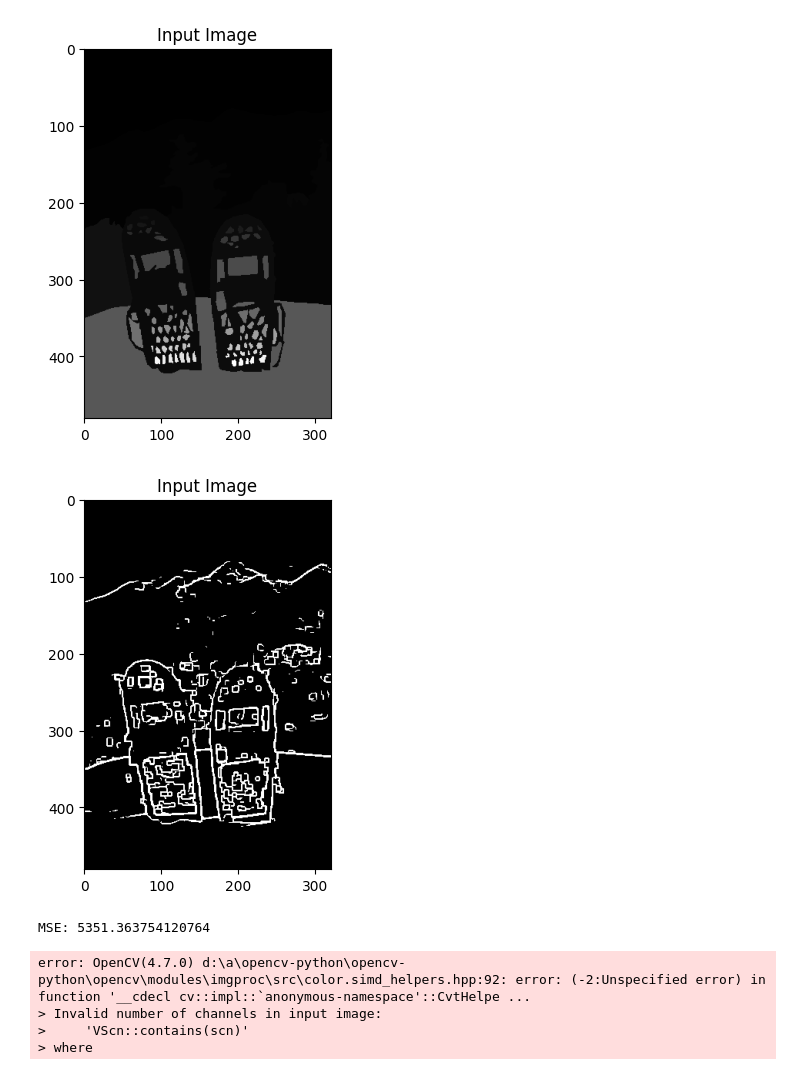
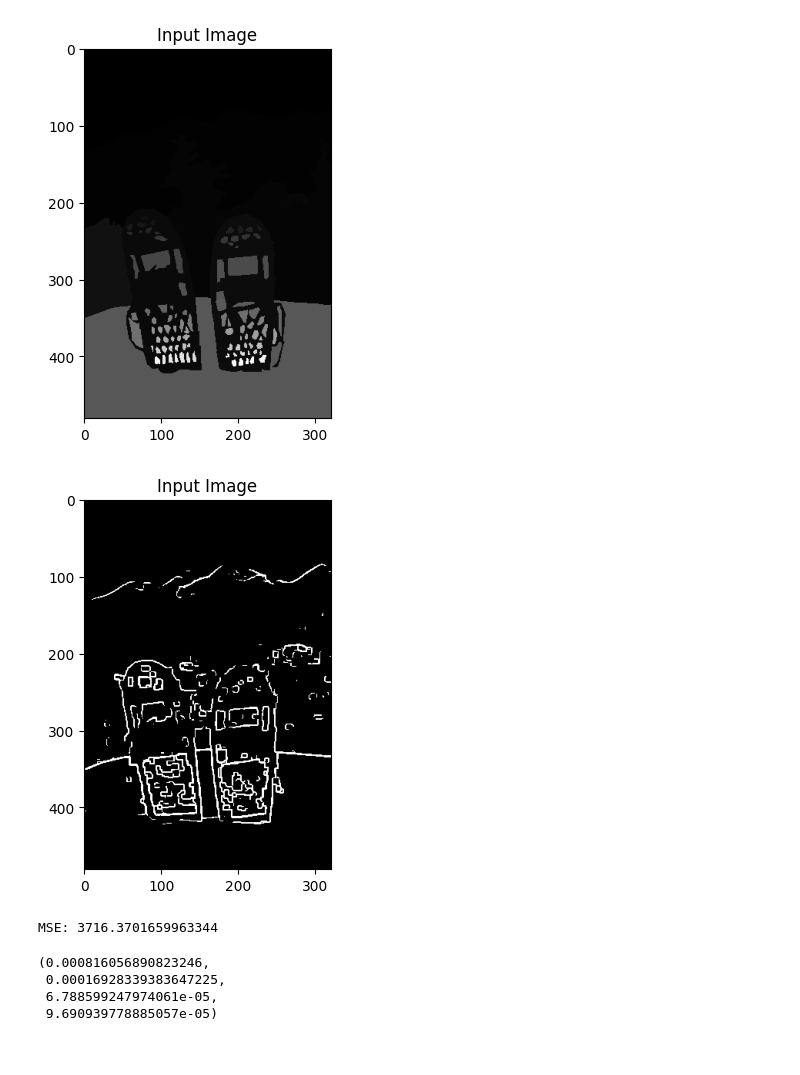
Before and after one commit to ZeyadMashhour/Edge-Detection, a Jupyter notebook: testing.ipynb, the cells around one changed output. Drawn from its saved outputs; the diff is of its cells as text; code cells hidden in the pictures.

```diff
--- a/testing.ipynb
+++ b/testing.ipynb
@@ -72,7 +70,7 @@ cv_images = read_images_from_path(test_path)
 sobel_cv_images = []
 for cv_image in cv_images:
     cv_image = create_Mathematical_Morphology_for_image(cv_image)
-    sobel_cv_images.append(create_sobel_filter_for_image(image=cv_image, x_kernel= 3, y_kernel=3, threshold_value=100))
+    sobel_cv_images.append(create_sobel_filter_for_image(image=cv_image, x_kernel= 3, y_kernel=3, threshold_value=150))
 # %%
 def show_image(image, cmap = "gray", title = "Input Image"):
     plt.imshow(image, cmap=cmap)
@@ -139,16 +137,16 @@ show_image(gt_data[0][0][0][0])
 [figure]
 # %%
 gt_edges = sobel_cv_images[84]
-show_image(sobel_cv_images[84])
+show_image(gt_edges)
 # %% [output]
-[figure, old version]
+[figure, new version]
 # %%
 import skimage.metrics
 # Calculate evaluation metrics
 mse = ((gt_edges - edges) ** 2).mean()
 print("MSE:", mse)
 # %% [output]
-MSE: 5351.363754120764
+MSE: 3716.3701659963344
 # %%
 import cv2
 import numpy as np
@@ -192,7 +180,8 @@ def evaluate_image(image, ground_truth):
-# %%
-evaluate_image(edges, gt_edges)
-# %% [output]
-error: OpenCV(4.7.0) d:\a\opencv-python\opencv-python\opencv\modules\imgproc\src\color.simd_helpers.hpp:92: error: (-2:Unspecified error) in function '__cdecl cv::impl::`anonymous-namespace'::CvtHelpe ...
-> Invalid number of channels in input image:
->     'VScn::contains(scn)'
-> where
+# %%
+x = evaluate_image(gt_edges, edges,100)
+x
+# %% [output]
+(0.000816056890823246,
+ 0.00016928339383647225,
+ 6.788599247974061e-05,
+ 9.690939778885057e-05)
```
Also changed, not shown: parts of 6 cells of this notebook, 1 other file.
